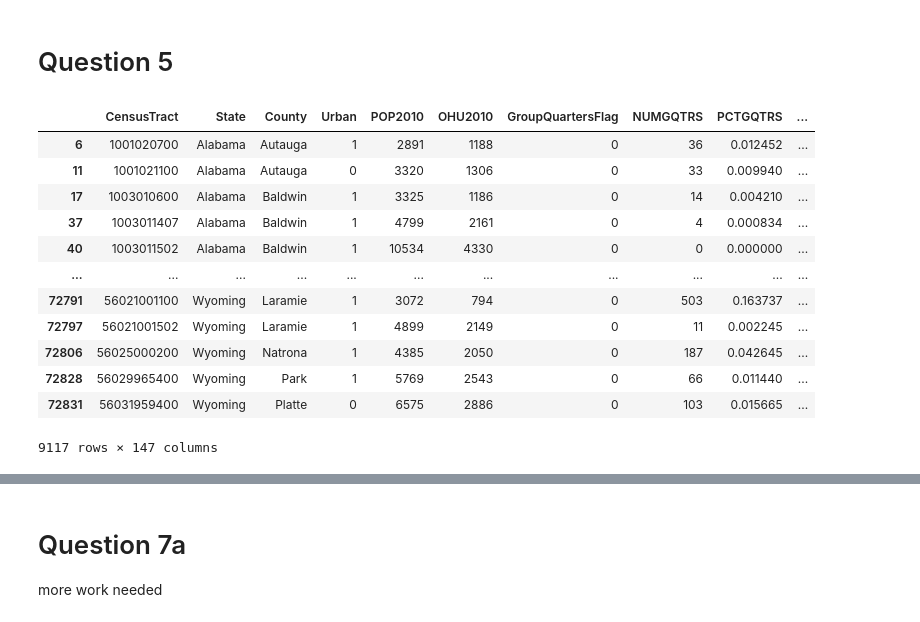
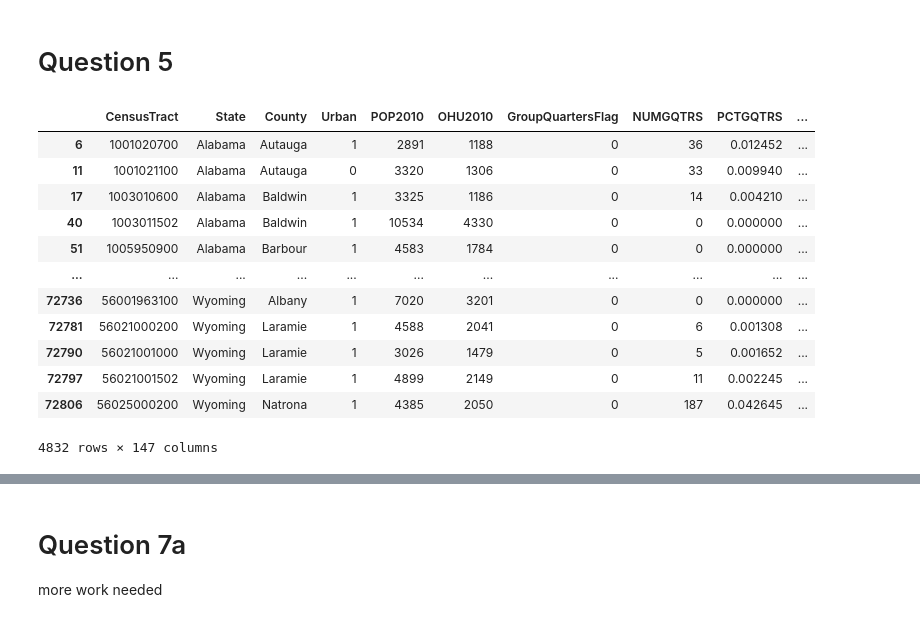
Before and after one commit to Keerthana0620/DATS6101-Intro-to-DataScience-Project1, a Jupyter notebook: EDA.ipynb, the cells around one changed output, grey strips where cells are left out. Drawn from its saved outputs; the diff is of its cells as text; code cells hidden in the pictures.

Commit message:
Question 5 data research

```diff
--- a/EDA.ipynb
+++ b/EDA.ipynb
@@ -735,21 +735,21 @@ county_pov_nm["PovertyRate"].corr(county_food_deserts_nm["food_desert_rate"])
 # %% [markdown]
 # Question 5
 # %%
-data[( data["LILATracts_1And10"] ==1 ) & ( data["TractHUNV"] > 0)]
+data[( data["LILATracts_1And10"] ==1 ) & ( data["HUNVFlag"] > 0)]
 # %% [output]
 |  | CensusTract | State | County | Urban | POP2010 | OHU2010 | GroupQuartersFlag | NUMGQTRS | PCTGQTRS | ... |
 | 6 | 1001020700 | Alabama | Autauga | 1 | 2891 | 1188 | 0 | 36 | 0.012452 | ... |
 | 11 | 1001021100 | Alabama | Autauga | 0 | 3320 | 1306 | 0 | 33 | 0.009940 | ... |
 | 17 | 1003010600 | Alabama | Baldwin | 1 | 3325 | 1186 | 0 | 14 | 0.004210 | ... |
-| 37 | 1003011407 | Alabama | Baldwin | 1 | 4799 | 2161 | 0 | 4 | 0.000834 | ... |
 | 40 | 1003011502 | Alabama | Baldwin | 1 | 10534 | 4330 | 0 | 0 | 0.000000 | ... |
+| 51 | 1005950900 | Alabama | Barbour | 1 | 4583 | 1784 | 0 | 0 | 0.000000 | ... |
 | ... | ... | ... | ... | ... | ... | ... | ... | ... | ... | ... |
-| 72791 | 56021001100 | Wyoming | Laramie | 1 | 3072 | 794 | 0 | 503 | 0.163737 | ... |
+| 72736 | 56001963100 | Wyoming | Albany | 1 | 7020 | 3201 | 0 | 0 | 0.000000 | ... |
+| 72781 | 56021000200 | Wyoming | Laramie | 1 | 4588 | 2041 | 0 | 6 | 0.001308 | ... |
+| 72790 | 56021001000 | Wyoming | Laramie | 1 | 3026 | 1479 | 0 | 5 | 0.001652 | ... |
 | 72797 | 56021001502 | Wyoming | Laramie | 1 | 4899 | 2149 | 0 | 11 | 0.002245 | ... |
 | 72806 | 56025000200 | Wyoming | Natrona | 1 | 4385 | 2050 | 0 | 187 | 0.042645 | ... |
-| 72828 | 56029965400 | Wyoming | Park | 1 | 5769 | 2543 | 0 | 66 | 0.011440 | ... |
-| 72831 | 56031959400 | Wyoming | Platte | 0 | 6575 | 2886 | 0 | 103 | 0.015665 | ... |
-9117 rows × 147 columns
+4832 rows × 147 columns
 # %%
 data.groupby("LILATracts_1And10")["TractHUNV"].sum()
 # %% [output]
```
Also changed, not shown: parts of 10 cells of this notebook.
